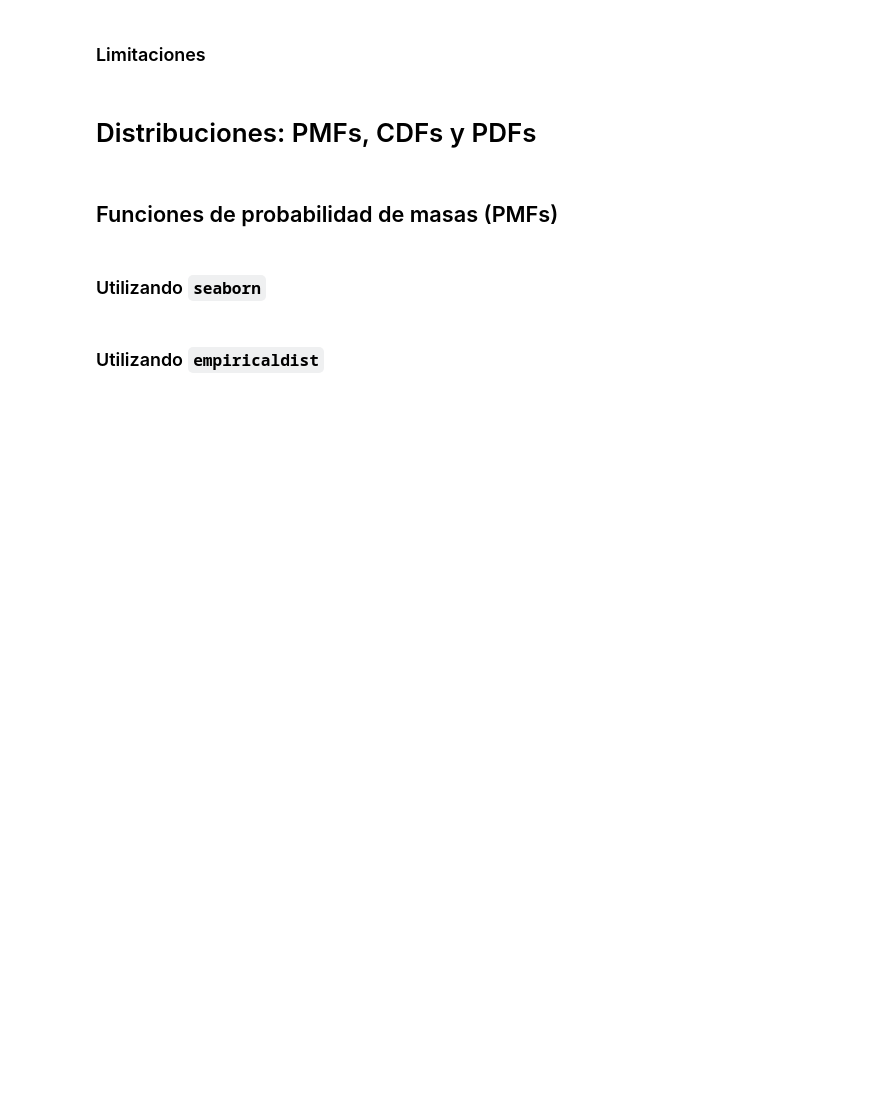
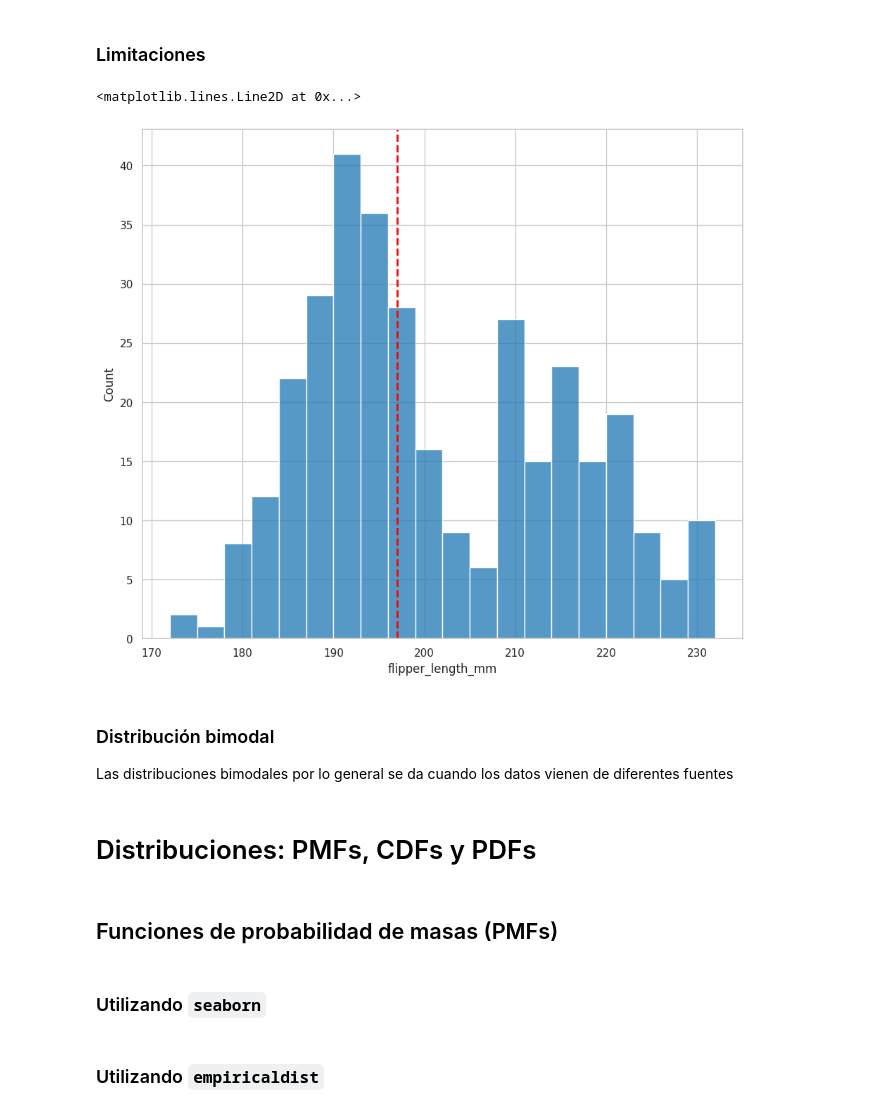
Before and after one commit to jariel17/curso-analisis-exploratorio-de-datos, a Jupyter notebook: 01-conociendo-nuestros-datos.ipynb, the cells around one changed output. Saved outputs shown, nothing was run; the diff lists cells and outputs as text; code cells hidden in the pictures; blank space fills up the shorter version.

```diff
--- a/01-conociendo-nuestros-datos.ipynb
+++ b/01-conociendo-nuestros-datos.ipynb
@@ -640,6 +759,25 @@ def freedman_diaconis_bindwidth(x: pd.Series) -> float:
     N = x.size
 
     return 2 * IQR / N ** (1 / 3)
+# %%
+sns.histplot(
+    data=processed_penguins_df,
+    x='flipper_length_mm',
+    binwidth=3
+)
+
+plt.axvline(
+    x=processed_penguins_df.flipper_length_mm.median(),
+    color='red',
+    linestyle='dashed',
+    linewidth='2'
+)
+# %% [output]
+<matplotlib.lines.Line2D at 0x...>
+[figure, added]
+# %% [markdown]
+### Distribución bimodal
+Las distribuciones bimodales por lo general se da cuando los datos vienen de diferentes fuentes
 # %% [markdown]
 # Distribuciones: PMFs, CDFs y PDFs
 # %% [markdown]
```
Also changed, not shown: parts of 12 cells of this notebook.
